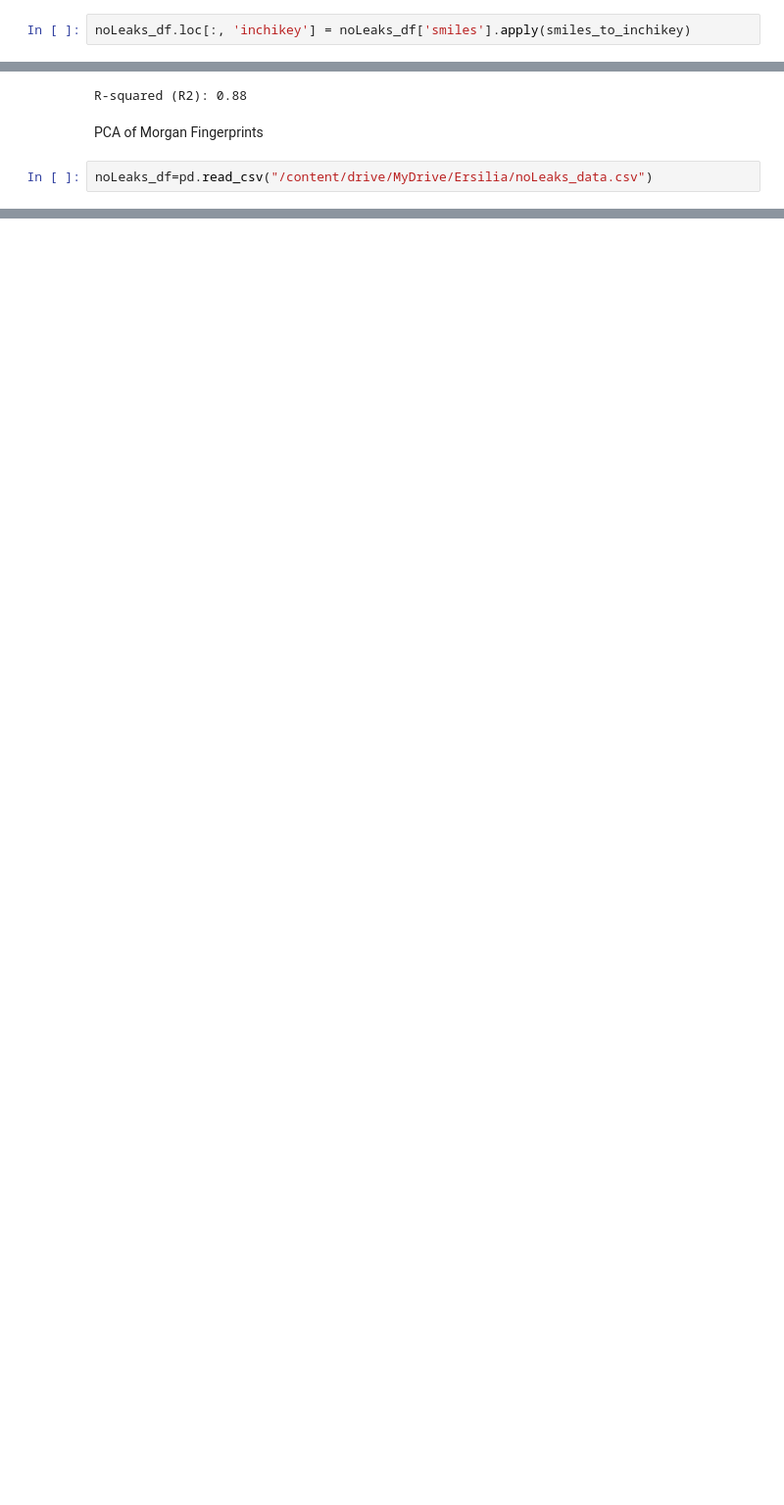
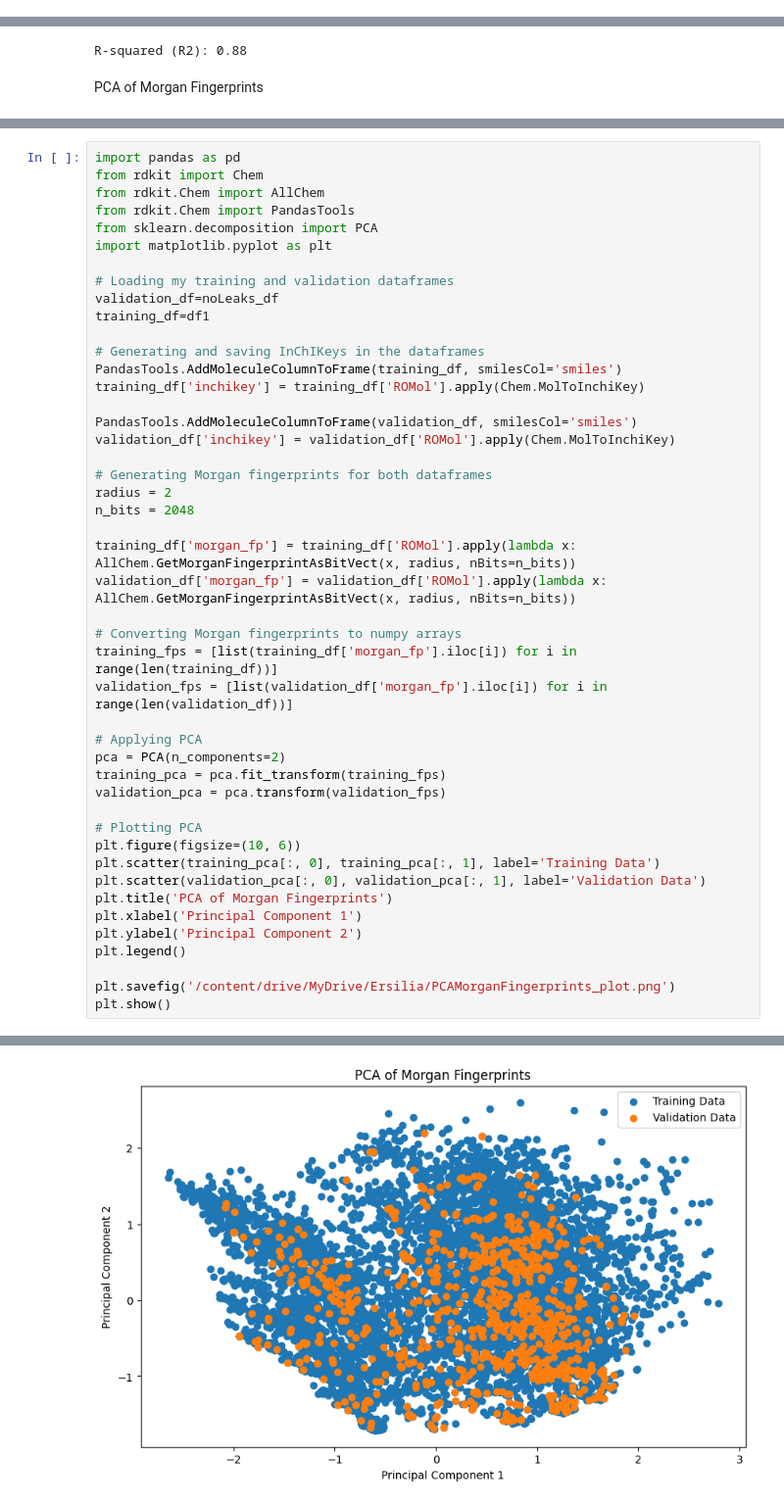
Before and after one commit to dzumii/eos6oli_model_validation, a Jupyter notebook: notebooks/External_Validation.ipynb, the cells around one changed output, grey strips where cells are left out. Shown at 98% size. Saved outputs shown, nothing was run; the diff lists cells and outputs as text; blank space fills up the shorter version.

```diff
--- a/notebooks/External_Validation.ipynb
+++ b/notebooks/External_Validation.ipynb
@@ -297,2 +329,0 @@ def smiles_to_inchikey(smiles):
-# %%
-noLeaks_df.loc[:, 'inchikey'] = noLeaks_df['smiles'].apply(smiles_to_inchikey)
@@ -460,5 +470,3 @@ print(f'R-squared (R2): {r2:.2f}')
 R-squared (R2): 0.88
 # %% [markdown]
 PCA of Morgan Fingerprints
-# %%
-noLeaks_df=pd.read_csv("/content/drive/MyDrive/Ersilia/noLeaks_data.csv")
@@ -539,0 +473,47 @@ plt.show()
+# %%
+import pandas as pd
+from rdkit import Chem
+from rdkit.Chem import AllChem
+from rdkit.Chem import PandasTools
+from sklearn.decomposition import PCA
+import matplotlib.pyplot as plt
+
+# Loading my training and validation dataframes
+validation_df=noLeaks_df
+training_df=df1
+
+# Generating and saving InChIKeys in the dataframes
+PandasTools.AddMoleculeColumnToFrame(training_df, smilesCol='smiles')
+training_df['inchikey'] = training_df['ROMol'].apply(Chem.MolToInchiKey)
+
+PandasTools.AddMoleculeColumnToFrame(validation_df, smilesCol='smiles')
+validation_df['inchikey'] = validation_df['ROMol'].apply(Chem.MolToInchiKey)
+
+# Generating Morgan fingerprints for both dataframes
+radius = 2
+n_bits = 2048
+
+training_df['morgan_fp'] = training_df['ROMol'].apply(lambda x: AllChem.GetMorganFingerprintAsBitVect(x, radius, nBits=n_bits))
+validation_df['morgan_fp'] = validation_df['ROMol'].apply(lambda x: AllChem.GetMorganFingerprintAsBitVect(x, radius, nBits=n_bits))
+
+# Converting Morgan fingerprints to numpy arrays
+training_fps = [list(training_df['morgan_fp'].iloc[i]) for i in range(len(training_df))]
+validation_fps = [list(validation_df['morgan_fp'].iloc[i]) for i in range(len(validation_df))]
+
+# Applying PCA
+pca = PCA(n_components=2)
+training_pca = pca.fit_transform(training_fps)
+validation_pca = pca.transform(validation_fps)
+
+# Plotting PCA
+plt.figure(figsize=(10, 6))
+plt.scatter(training_pca[:, 0], training_pca[:, 1], label='Training Data')
+plt.scatter(validation_pca[:, 0], validation_pca[:, 1], label='Validation Data')
+plt.title('PCA of Morgan Fingerprints')
+plt.xlabel('Principal Component 1')
+plt.ylabel('Principal Component 2')
+plt.legend()
+
+plt.savefig('/content/drive/MyDrive/Ersilia/PCAMorganFingerprints_plot.png')
+plt.show()
+# %% [output]
@@ -539,0 +535 @@ plt.show()
+[figure, added]
```
Also changed, not shown: parts of 30 cells of this notebook, 5 other files.
